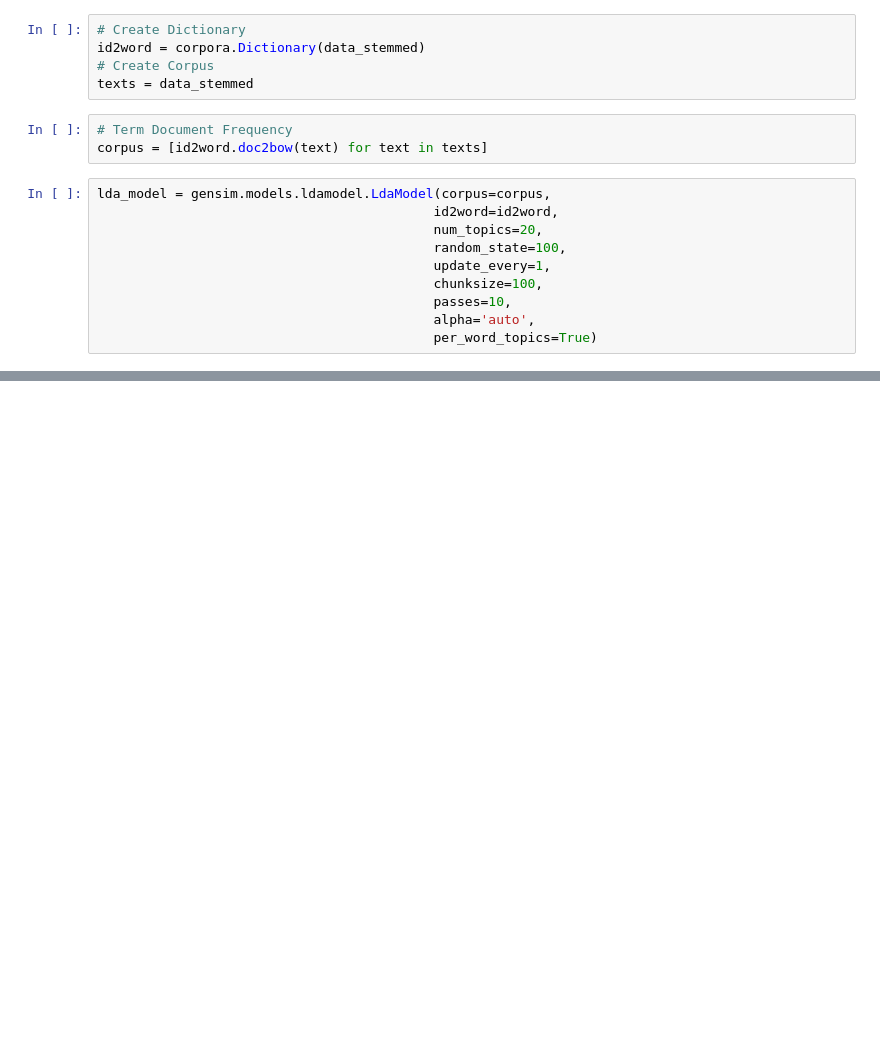
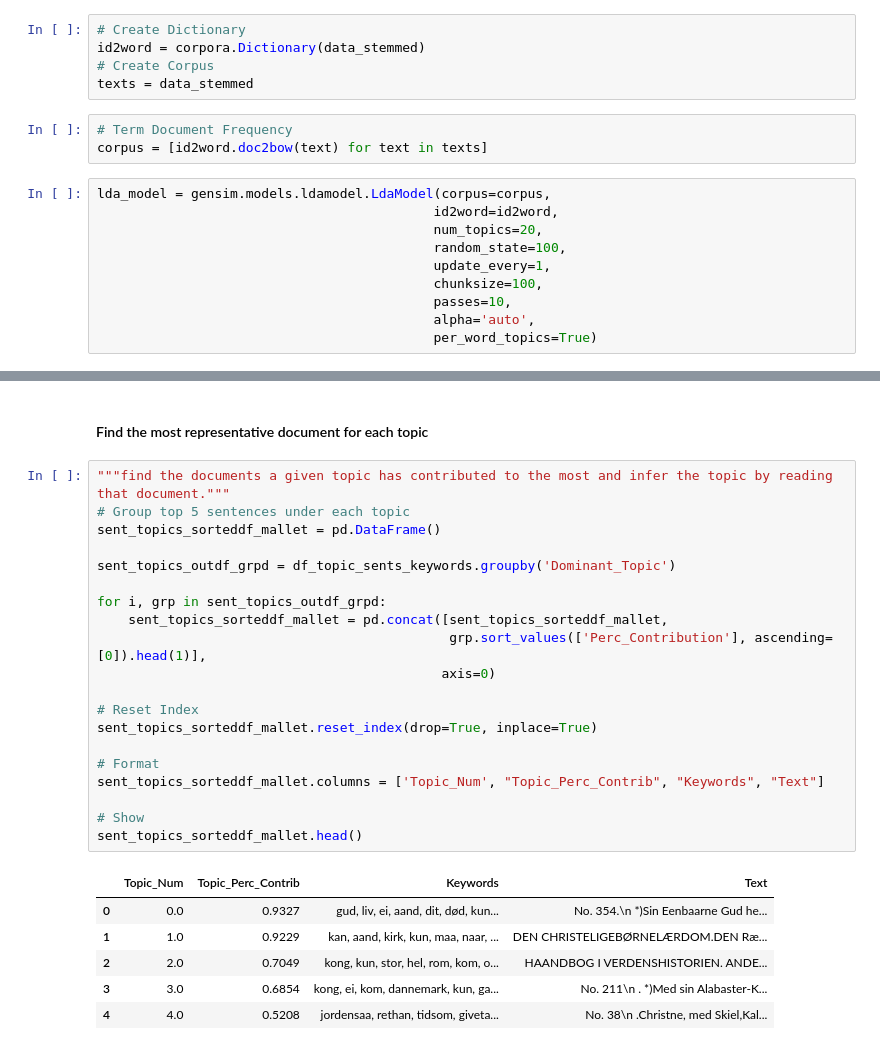
Before and after one commit to digitaltxtlab/CLEAR, a Jupyter notebook: notebook/Topic modelling.ipynb, the cells around one changed output, grey strips where cells are left out. Cells and saved outputs as stored; diff of their text form; blank space fills up the shorter version.

```diff
--- a/notebook/Topic modelling.ipynb
+++ b/notebook/Topic modelling.ipynb
@@ -162,0 +280,29 @@ topic
+# %% [markdown]
+#### Find the most representative document for each topic
+# %%
+"""find the documents a given topic has contributed to the most and infer the topic by reading that document."""
+# Group top 5 sentences under each topic
+sent_topics_sorteddf_mallet = pd.DataFrame()
+
+sent_topics_outdf_grpd = df_topic_sents_keywords.groupby('Dominant_Topic')
+
+for i, grp in sent_topics_outdf_grpd:
+    sent_topics_sorteddf_mallet = pd.concat([sent_topics_sorteddf_mallet,
+                                             grp.sort_values(['Perc_Contribution'], ascending=[0]).head(1)],
+                                            axis=0)
+
+# Reset Index
+sent_topics_sorteddf_mallet.reset_index(drop=True, inplace=True)
+
+# Format
+sent_topics_sorteddf_mallet.columns = ['Topic_Num', "Topic_Perc_Contrib", "Keywords", "Text"]
+
+# Show
+sent_topics_sorteddf_mallet.head()
+# %% [output]
+|  | Topic_Num | Topic_Perc_Contrib | Keywords | Text |
+| 0 | 0.0 | 0.9327 | gud, liv, ei, aand, dit, død, kun... | No. 354.\n *)Sin Eenbaarne Gud he... |
+| 1 | 1.0 | 0.9229 | kan, aand, kirk, kun, maa, naar, ... | DEN CHRISTELIGEBØRNELÆRDOM.DEN Ræ... |
+| 2 | 2.0 | 0.7049 | kong, kun, stor, hel, rom, kom, o... | HAANDBOG I VERDENSHISTORIEN. ANDE... |
+| 3 | 3.0 | 0.6854 | kong, ei, kom, dannemark, kun, ga... | No. 211\n . *)Med sin Alabaster-K... |
+| 4 | 4.0 | 0.5208 | jordensaa, rethan, tidsom, giveta... | No. 38\n .Christne, med Skiel,Kal... |
```
Also changed, not shown: parts of 20 cells of this notebook.
